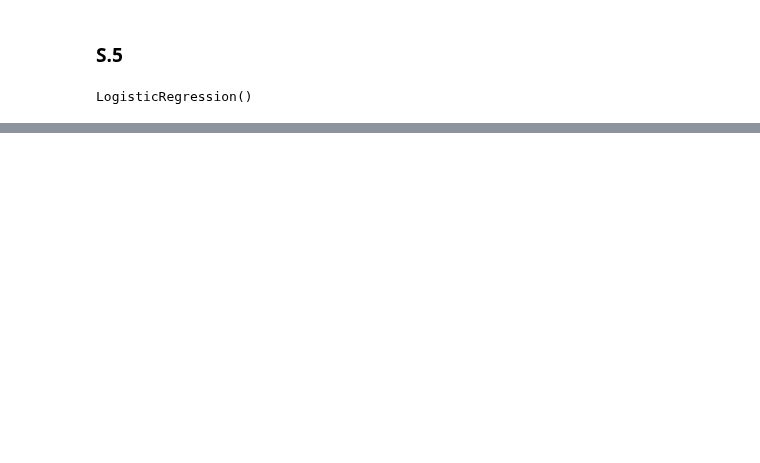
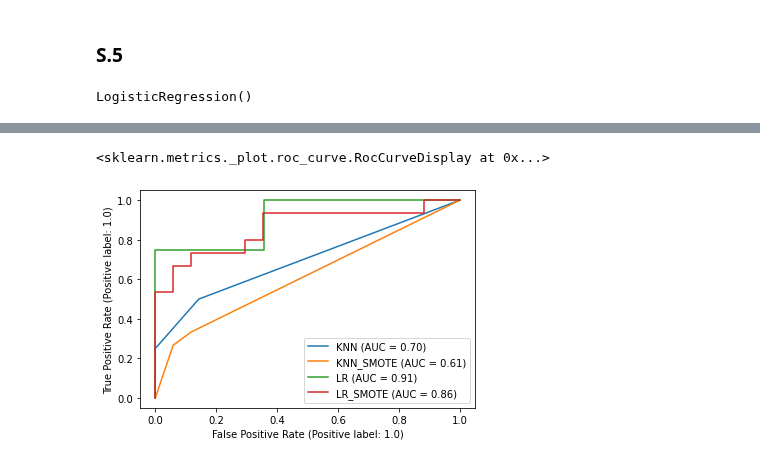
Before and after one commit to TermProject702/Flooding702, a Jupyter notebook: Model.ipynb, the cells around one changed output, grey strips where cells are left out. Cells and saved outputs as stored; diff of their text form; code cells hidden in the pictures; blank space fills up the shorter version.

Commit message:
AUC-ROC curve

```diff
--- a/Model.ipynb
+++ b/Model.ipynb
@@ -605,0 +610,19 @@ plot_confusion_matrix(Lr, X_over_test_S, y_over_test_S, display_labels=["Non_Flo
+# %%
+roc_fig = plt.figure()
+
+ax = plt.gca()
+
+# ROC plot of KNN
+plot_roc_curve(Knn, X_test_C, y_test_C, ax=ax, name='KNN')
+
+# ROC plot of KNN which is applied SMOTE
+plot_roc_curve(Knn, X_over_test_C, y_over_test_C, ax=ax, name='KNN_SMOTE')
+
+# ROC plot of Logistic Regression
+plot_roc_curve(Lr, X_test_C, y_test_C, ax=ax, name='LR')
+
+# ROC plot of Logistic Regression which is applied SMOTE
+plot_roc_curve(Lr, X_over_test_C, y_over_test_C, ax=ax, name='LR_SMOTE')
+# %% [output]
+<sklearn.metrics._plot.roc_curve.RocCurveDisplay at 0x...>
+[figure, added]
```
Also changed, not shown: parts of 16 cells of this notebook.
